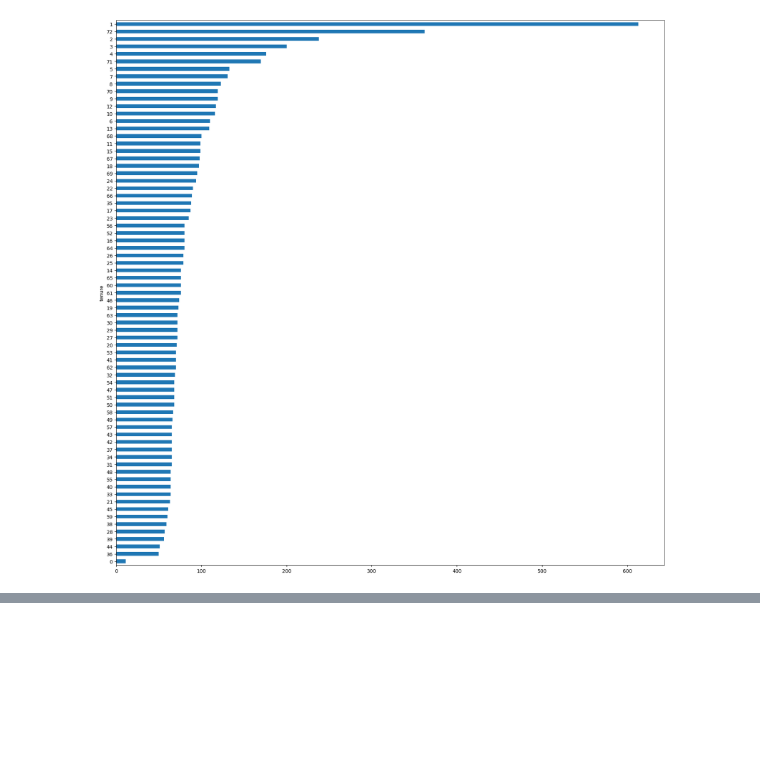
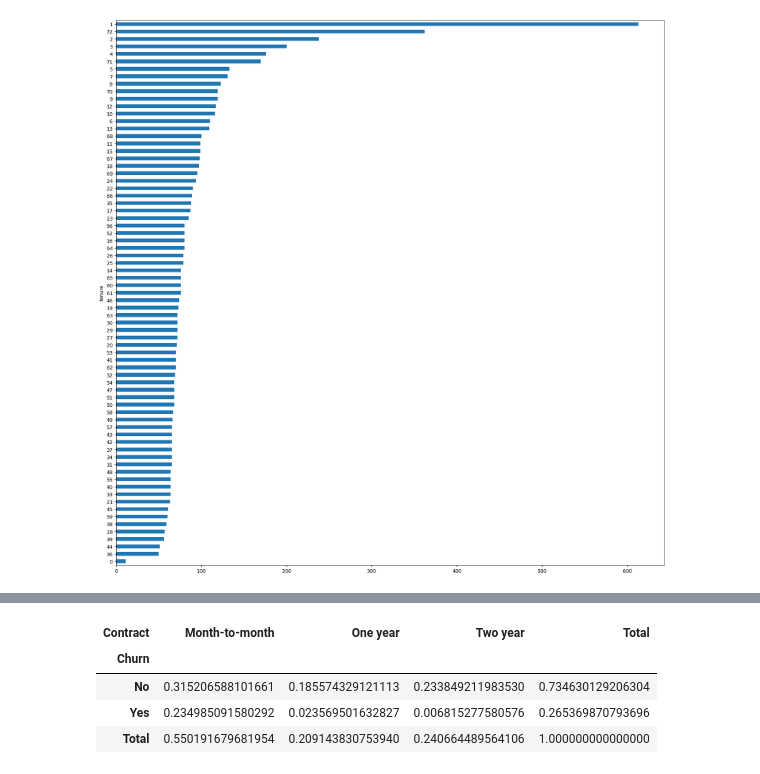
Before and after one commit to ivandersr/eda-churn, a Jupyter notebook: eda_churn.ipynb, the cells around one changed output, grey strips where cells are left out. Drawn from its saved outputs; the diff is of its cells as text; code cells hidden in the pictures; blank space fills up the shorter version.

```diff
--- a/eda_churn.ipynb
+++ b/eda_churn.ipynb
@@ -278,0 +677,9 @@ df_churn.groupby('tenure')['tenure'].count().sort_values().plot.barh(figsize=(20
+# %%
+# Construir a tabela de contingência entre tipo de contrato e churn - proporção
+pd.crosstab(df_churn['Churn'], df_churn['Contract'], normalize=True, margins=True, margins_name='Total')
+# %% [output]
+| Contract | Month-to-month | One year | Two year | Total |
+| Churn |  |  |  |  |
+| No | 0.315206588101661 | 0.185574329121113 | 0.233849211983530 | 0.734630129206304 |
+| Yes | 0.234985091580292 | 0.023569501632827 | 0.006815277580576 | 0.265369870793696 |
+| Total | 0.550191679681954 | 0.209143830753940 | 0.240664489564106 | 1.000000000000000 |
```
Also changed, not shown: parts of 63 cells of this notebook.
